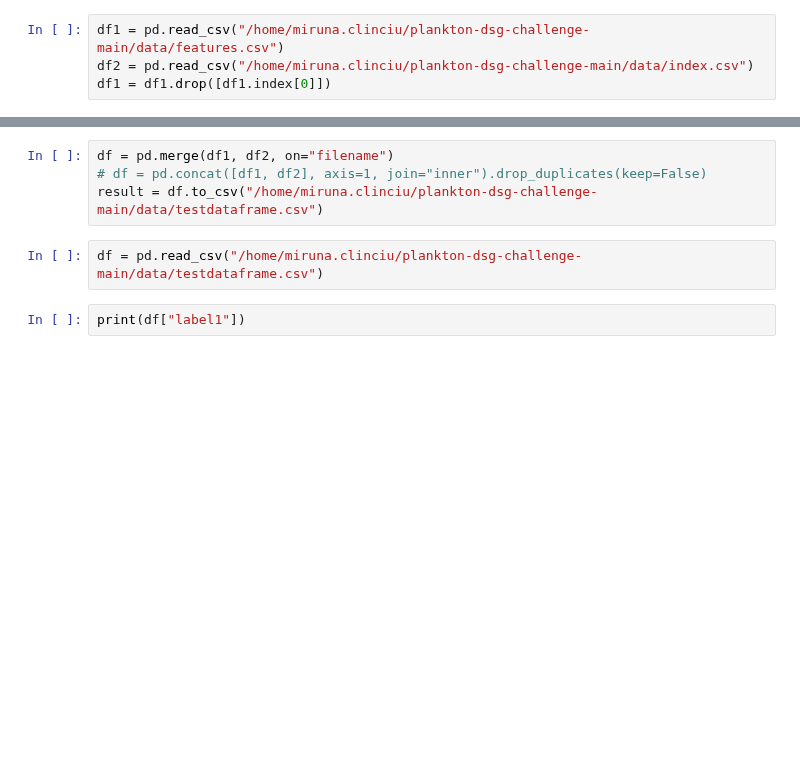
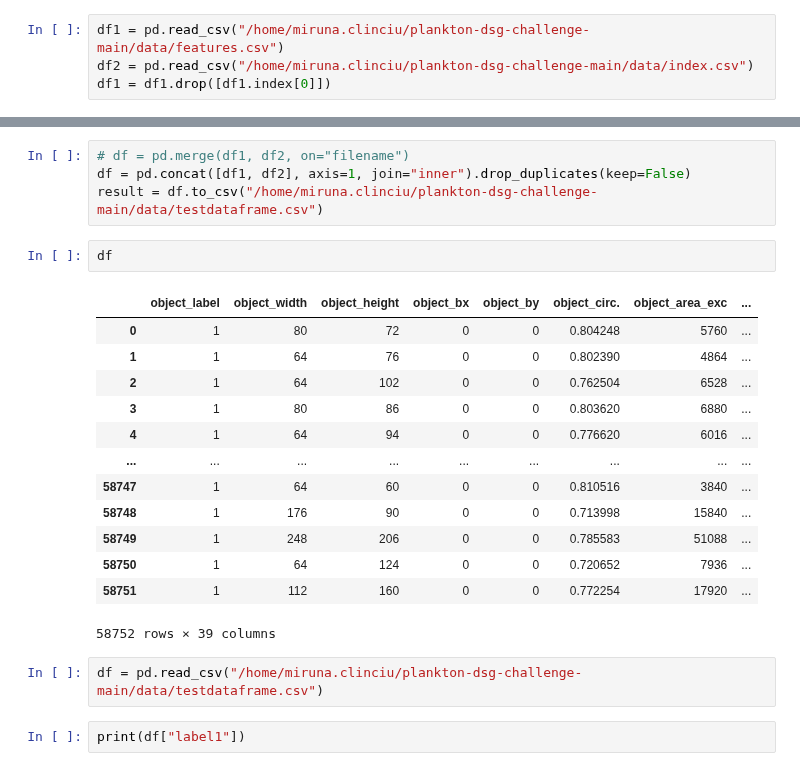
Before and after one commit to alan-turing-institute/plankton-dsg-challenge, a Jupyter notebook: notebooks/Data_preprocessing_random_forest.ipynb, the cells around one changed output, grey strips where cells are left out. Cells and saved outputs as stored; diff of their text form; blank space fills up the shorter version.

```diff
--- a/notebooks/Data_preprocessing_random_forest.ipynb
+++ b/notebooks/Data_preprocessing_random_forest.ipynb
@@ -59,9 +91,25 @@ Name: filename, Length: 503156, dtype: object
 58790    Pia1.2020-10-18.0359+N01314764
 Name: filename, Length: 58791, dtype: object
 # %%
-df = pd.merge(df1, df2, on="filename")
-# df = pd.concat([df1, df2], axis=1, join="inner").drop_duplicates(keep=False)
+# df = pd.merge(df1, df2, on="filename")
+df = pd.concat([df1, df2], axis=1, join="inner").drop_duplicates(keep=False)
 result = df.to_csv("/home/miruna.clinciu/plankton-dsg-challenge-main/data/testdataframe.csv")
+# %%
+df
+# %% [output]
+|  | object_label | object_width | object_height | object_bx | object_by | object_circ. | object_area_exc | ... |
+| 0 | 1 | 80 | 72 | 0 | 0 | 0.804248 | 5760 | ... |
+| 1 | 1 | 64 | 76 | 0 | 0 | 0.802390 | 4864 | ... |
+| 2 | 1 | 64 | 102 | 0 | 0 | 0.762504 | 6528 | ... |
+| 3 | 1 | 80 | 86 | 0 | 0 | 0.803620 | 6880 | ... |
+| 4 | 1 | 64 | 94 | 0 | 0 | 0.776620 | 6016 | ... |
+| ... | ... | ... | ... | ... | ... | ... | ... | ... |
+| 58747 | 1 | 64 | 60 | 0 | 0 | 0.810516 | 3840 | ... |
+| 58748 | 1 | 176 | 90 | 0 | 0 | 0.713998 | 15840 | ... |
+| 58749 | 1 | 248 | 206 | 0 | 0 | 0.785583 | 51088 | ... |
+| 58750 | 1 | 64 | 124 | 0 | 0 | 0.720652 | 7936 | ... |
+| 58751 | 1 | 112 | 160 | 0 | 0 | 0.772254 | 17920 | ... |
+58752 rows × 39 columns
 # %%
 df = pd.read_csv("/home/miruna.clinciu/plankton-dsg-challenge-main/data/testdataframe.csv")
 # %%
```
Also changed, not shown: parts of 15 cells of this notebook.
